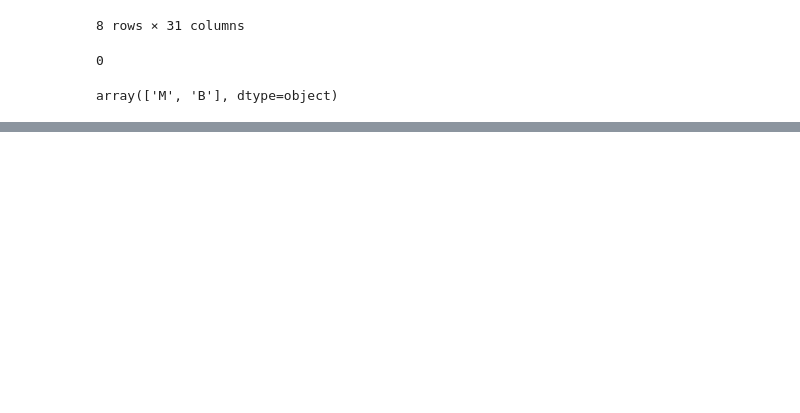
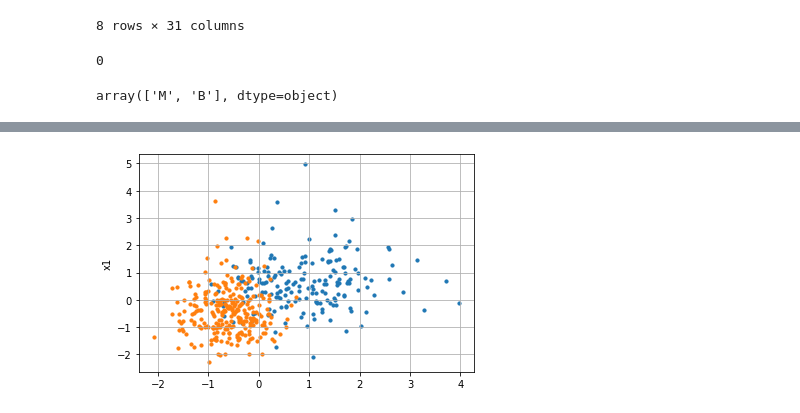
Before and after one commit to Sladge17/multilayer-perceptron, a Jupyter notebook: mulper_anl.ipynb, the cells around one changed output, grey strips where cells are left out. Saved outputs shown, nothing was run; the diff lists cells and outputs as text; code cells hidden in the pictures; blank space fills up the shorter version.

```diff
--- a/mulper_anl.ipynb
+++ b/mulper_anl.ipynb
@@ -74,0 +66,13 @@ x_train = df_train.drop([0, 1], axis=1).values[:].astype(np.float32)
+# %%
+# x_train = x_train - x_train.describe().T['mean']
+x_train = (x_train - x_train.describe().T['mean']) / x_train.describe().T['std']
+
+tmp = pd.concat([y_train, x_train], axis=1)
+tmp.columns = list(range(1 + x_train.shape[1]))
+plt.scatter(tmp[tmp[0] == 'M'][1], tmp[tmp[0] == 'M'][2], s=10)
+plt.scatter(tmp[tmp[0] == 'B'][1], tmp[tmp[0] == 'B'][2], s=10)
+plt.ylabel('x1')
+plt.grid()
+plt.show()
+# %% [output]
+[figure, added]
```
Also changed, not shown: parts of 10 cells of this notebook.
